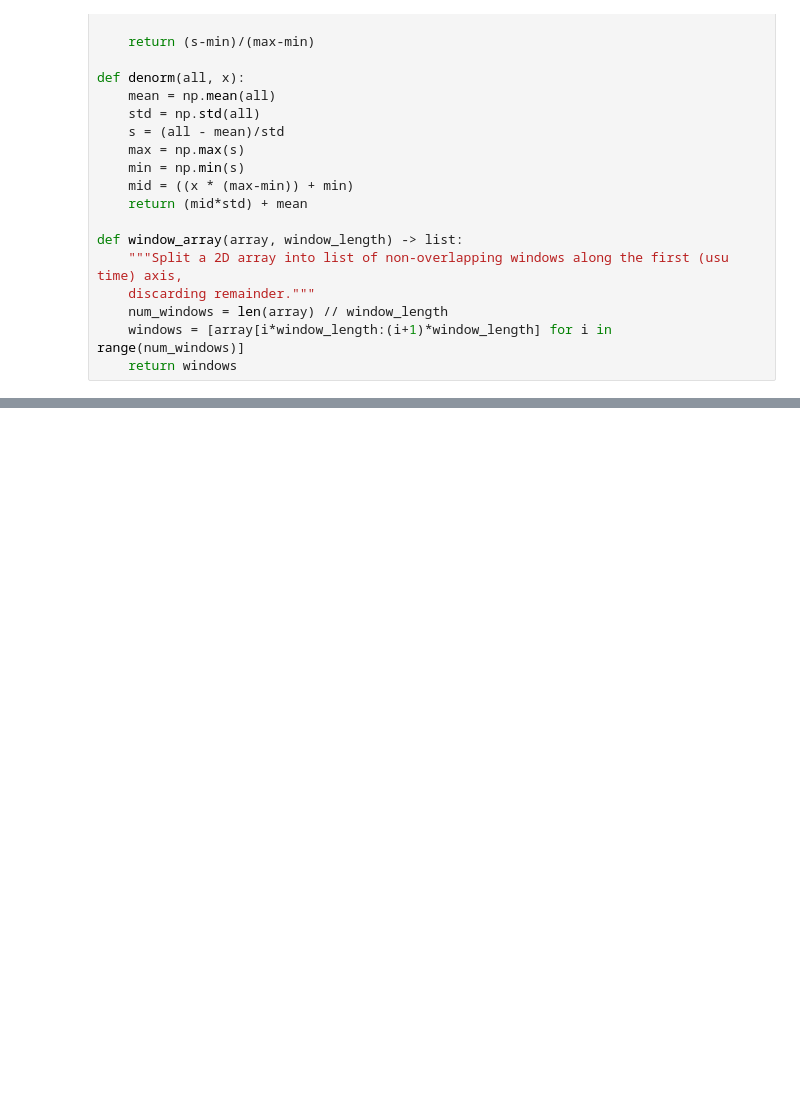
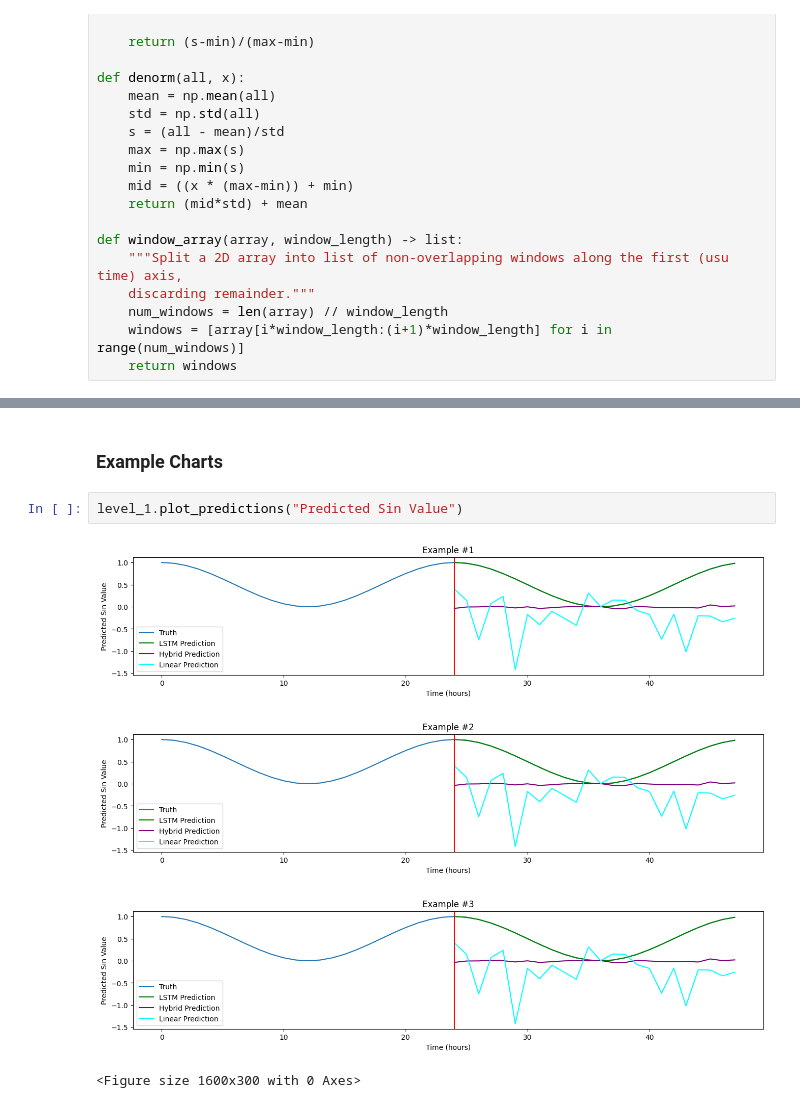
Before and after one commit to davidspector67/weather_predictor, a Jupyter notebook: project_lstm.ipynb, the cells around one changed output, grey strips where cells are left out. Cells and saved outputs as stored; diff of their text form; blank space fills up the shorter version.

```diff
--- a/project_lstm.ipynb
+++ b/project_lstm.ipynb
@@ -645,0 +735,9 @@ LinearPredictor.plot_predictions_at_random_point(DataClass.test_X, DataClass.tes
+# %% [markdown]
+### Example Charts
+# %%
+level_1.plot_predictions("Predicted Sin Value")
+# %% [output]
+[figure, added]
+[figure, added]
+[figure, added]
+<Figure size 1600x300 with 0 Axes>
```
Also changed, not shown: parts of 90 cells of this notebook.
